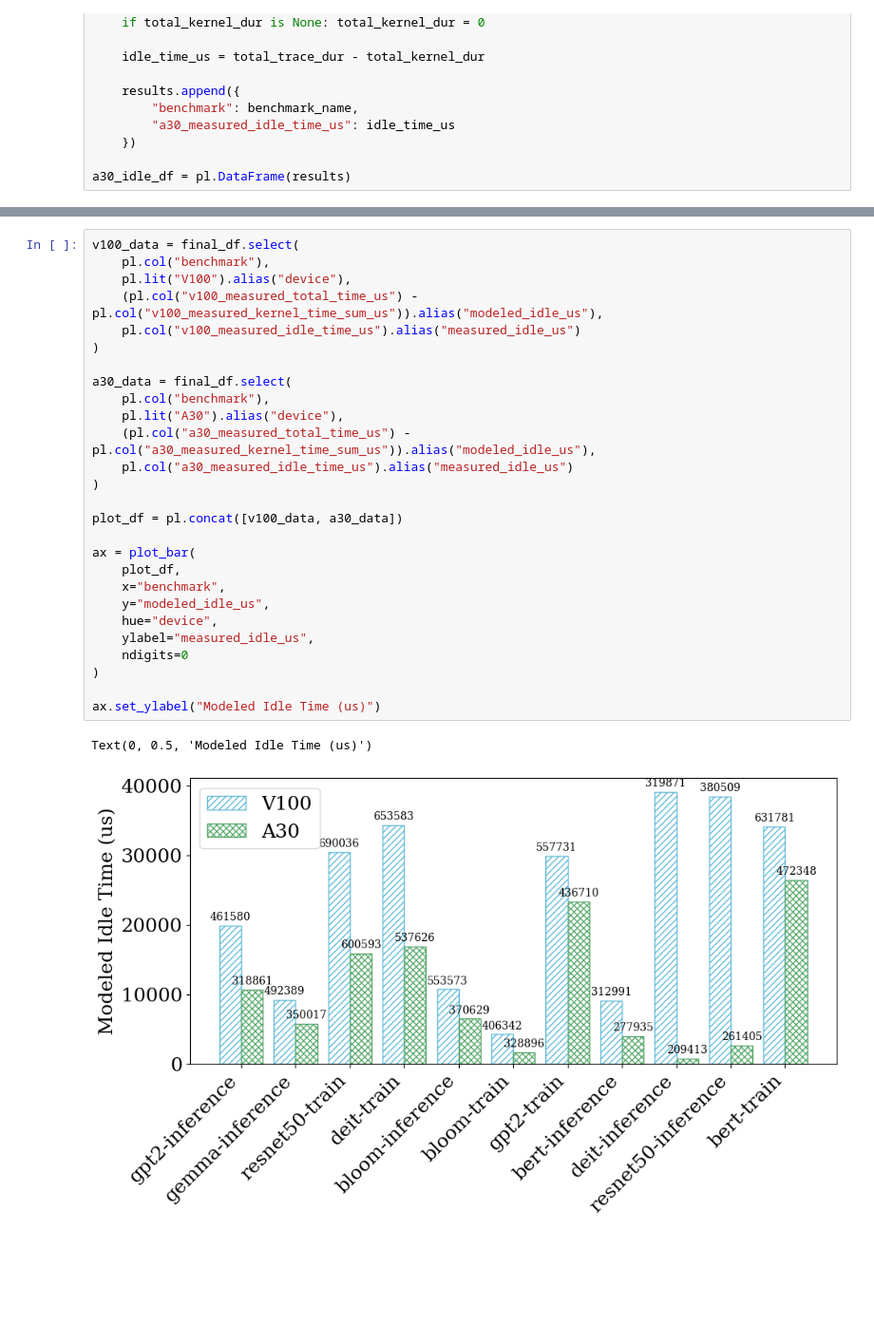
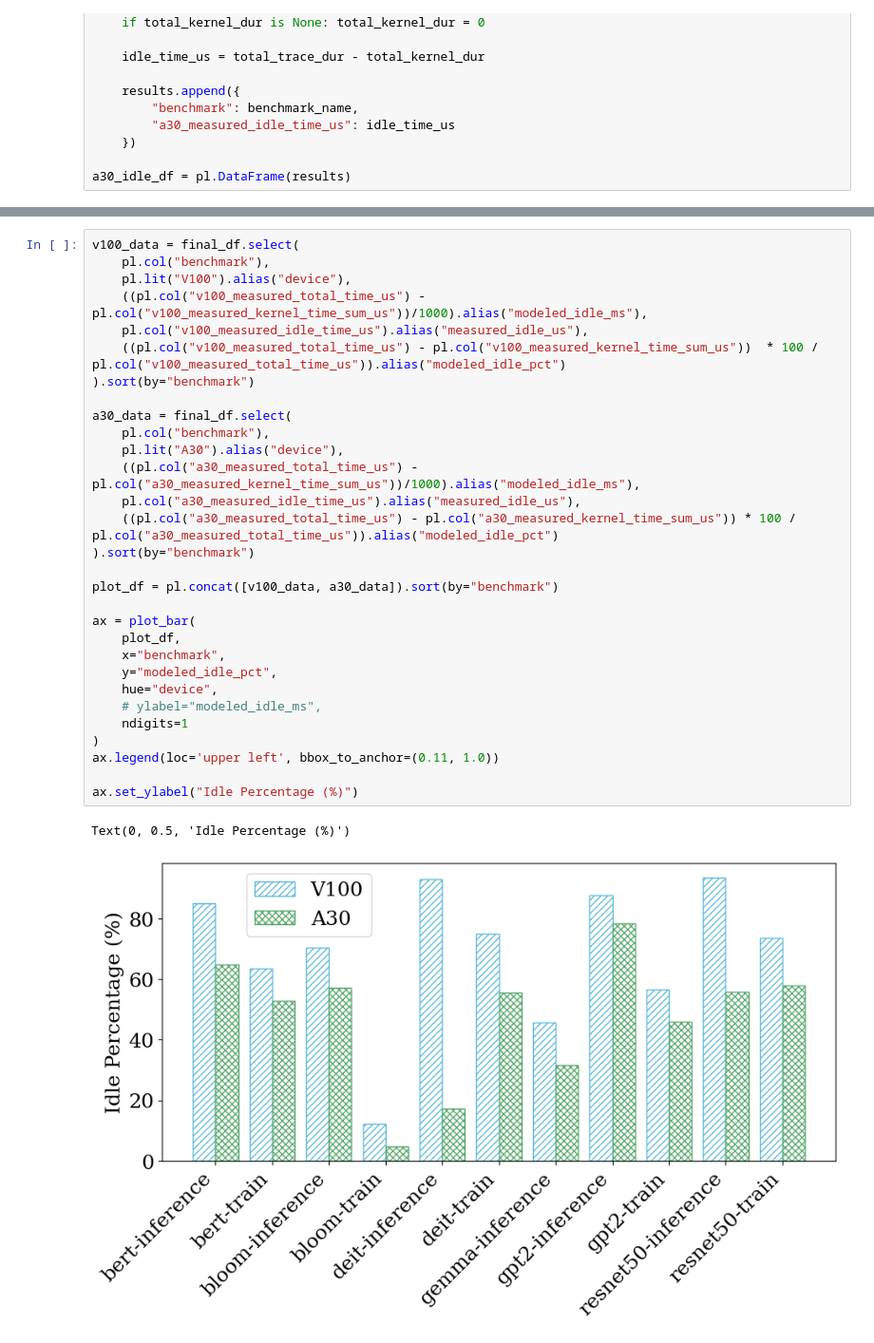
Before and after one commit to ice-rlab/accel-sim-framework-fork, a Jupyter notebook: a30.ipynb, the cells around one changed output, grey strips where cells are left out. Shown at 95% size. Saved outputs shown, nothing was run; the diff lists cells and outputs as text; blank space fills up the shorter version.

Commit message:
new figure

```diff
--- a/a30.ipynb
+++ b/a30.ipynb
@@ -222,30 +220,33 @@ shape: (11, 9)
 # %%
 v100_data = final_df.select(
     pl.col("benchmark"),
     pl.lit("V100").alias("device"),
-    (pl.col("v100_measured_total_time_us") - pl.col("v100_measured_kernel_time_sum_us")).alias("modeled_idle_us"),
-    pl.col("v100_measured_idle_time_us").alias("measured_idle_us")
-)
+    ((pl.col("v100_measured_total_time_us") - pl.col("v100_measured_kernel_time_sum_us"))/1000).alias("modeled_idle_ms"),
+    pl.col("v100_measured_idle_time_us").alias("measured_idle_us"),
+    ((pl.col("v100_measured_total_time_us") - pl.col("v100_measured_kernel_time_sum_us"))  * 100 / pl.col("v100_measured_total_time_us")).alias("modeled_idle_pct")
+).sort(by="benchmark")
 
 a30_data = final_df.select(
     pl.col("benchmark"),
     pl.lit("A30").alias("device"),
-    (pl.col("a30_measured_total_time_us") - pl.col("a30_measured_kernel_time_sum_us")).alias("modeled_idle_us"),
-    pl.col("a30_measured_idle_time_us").alias("measured_idle_us")
-)
+    ((pl.col("a30_measured_total_time_us") - pl.col("a30_measured_kernel_time_sum_us"))/1000).alias("modeled_idle_ms"),
+    pl.col("a30_measured_idle_time_us").alias("measured_idle_us"),
+    ((pl.col("a30_measured_total_time_us") - pl.col("a30_measured_kernel_time_sum_us")) * 100 / pl.col("a30_measured_total_time_us")).alias("modeled_idle_pct")
+).sort(by="benchmark")
 
-plot_df = pl.concat([v100_data, a30_data])
+plot_df = pl.concat([v100_data, a30_data]).sort(by="benchmark")
 
 ax = plot_bar(
     plot_df,
     x="benchmark",
-    y="modeled_idle_us",
+    y="modeled_idle_pct",
     hue="device",
-    ylabel="measured_idle_us",
-    ndigits=0
+    # ylabel="modeled_idle_ms",
+    ndigits=1
 )
+ax.legend(loc='upper left', bbox_to_anchor=(0.11, 1.0))
 
-ax.set_ylabel("Modeled Idle Time (us)")
+ax.set_ylabel("Idle Percentage (%)")
 # %% [output]
-Text(0, 0.5, 'Modeled Idle Time (us)')
+Text(0, 0.5, 'Idle Percentage (%)')
-[figure, old version]
+[figure, new version]
```
Also changed, not shown: parts of 6 cells of this notebook, 1 other file.
